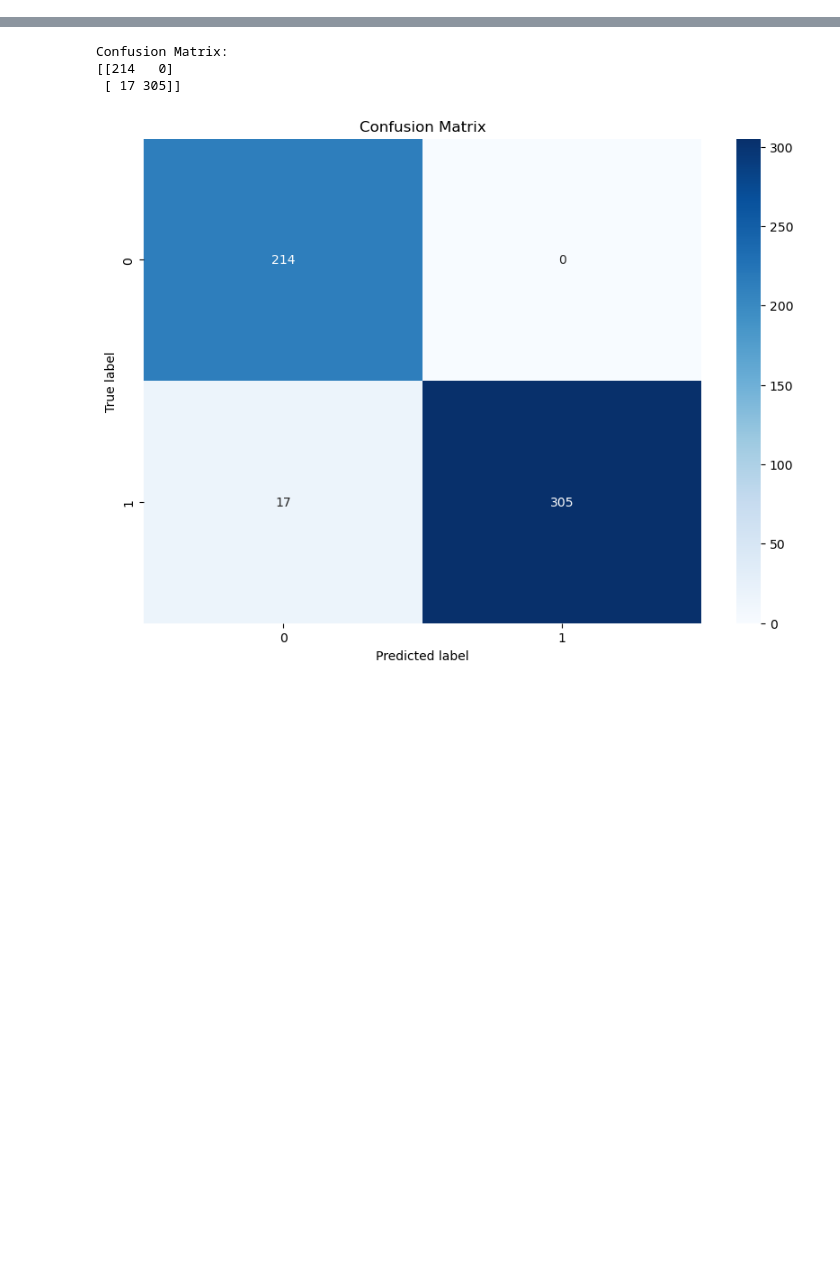
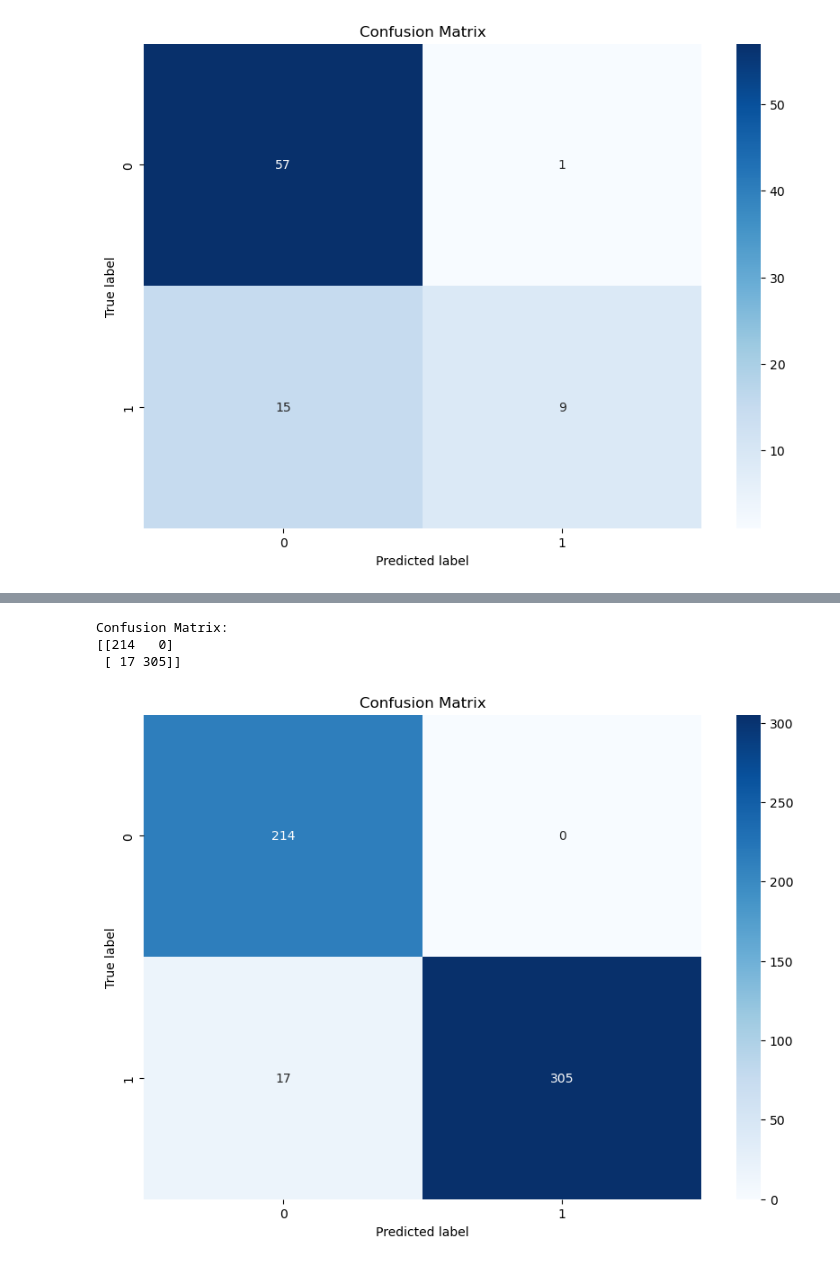
Before and after one commit to Pikurrot/MED-GIA, a Jupyter notebook: Classfication/test.ipynb, the cells around one changed output, grey strips where cells are left out. Cells and saved outputs as stored; diff of their text form; code cells hidden in the pictures; blank space fills up the shorter version.

Commit message:
final test on holdout sert

```diff
--- a/Classfication/test.ipynb
+++ b/Classfication/test.ipynb
@@ -75,0 +104,15 @@ Accuracy of the network on the test images: 96 %
+# %%
+import pathlib
+grouped
+
+
+# Create a pathlib object to store the results
+
+path_to_holdout =  r"C:/Users/Usuario/Documents/GitHub/MED-GIA/data/HelicoDataSet/HoldOut"
+# iterate over the directories in holdout  and include the name of the directory in a list
+holdout_directories = [x for x in pathlib.Path(path_to_holdout).iterdir() if x.is_dir()]
+
+# Extract the name of the directories without the full path
+holdout_directories = [x.name[:-2] for x in holdout_directories]
+
+holdout_directories
@@ -75,0 +195,69 @@ Accuracy of the network on the test images: 96 %
+# %%
+import matplotlib.pyplot as plt
+from sklearn.metrics import confusion_matrix
+import seaborn as sns
+from torch.utils.data import DataLoader
+from tqdm import tqdm
+
+
+for n in range(5):
+    model = HelicobacterClassifier()
+    model.load_state_dict(torch.load(r"C:\Users\Usuario\Documents\GitHub\MED-GIA\Classfication\models\HelicobacterClassifier_fold" + str(n) + ".pth"))
+    globals()[f'model_fold_{n}'] = model
+
+# Ensemble voting to predict new patches
+def ensemble_predict(models, img):
+    outputs = [torch.softmax(model(img), dim=1) for model in models] # Get probabilities [0.1,0.9]
+    outputs = torch.stack(outputs) # Stack probabilities [[0.1,0.9],[0.2,0.8]]
+    outputs = torch.mean(outputs, dim=0) # Average probabilities [0.15,0.85]
+    _, predicted = torch.max(outputs.data, 1) # Get the index of the max probability
+    return predicted
+
+# Load models into a list
+models = [globals()[f'model_fold_{n}'] for n in range(5)]
+
+# Move models to the same device as the input tensor
+models = [model.to(device) for model in models]
+
+#--------------------------------------------------------------
+
+# Create a DataLoader for the holdout dataset
+holdout_loader = DataLoader(holdout_dataset, batch_size=1, shuffle=False, collate_fn=lambda x: x)
+
+# Predict diagnosis for each patient using ensemble
+predictions = []
+ground_truth = []
+
+for data in tqdm(holdout_loader, desc="Processing patients"):
+    data = data[0]  # Remove batch dimension
+    images, patient_id, patient_diagnosis = data
+    images = torch.stack([torchvision.transforms.ToTensor()(image) for image in images])
+    images = images.to(device)
+
+    # Predict for each image
+    positive_patch_found = False
+    for img in images:
+        img = img.unsqueeze(0)  # Add batch dimension
+        predicted = ensemble_predict(models, img)
+        if predicted.item() == 1:  # If any patch is positive
+            positive_patch_found = True
+            break
+
+    # If a positive patch is found, the diagnosis is positive (1), otherwise negative (-1)
+    final_prediction = 1 if positive_patch_found else -1
+    predictions.append(final_prediction)
+    ground_truth.append(patient_diagnosis[0].item())
+
+# Compute confusion matrix
+conf_matrix = confusion_matrix(ground_truth, predictions)
+print("Confusion Matrix:")
+print(conf_matrix)
+
+# Plot confusion matrix
+plt.figure(figsize=(10, 7))
+sns.heatmap(conf_matrix, annot=True, fmt='d', cmap='Blues')
+plt.title('Confusion Matrix')
+plt.xlabel('Predicted label')
+plt.ylabel('True label')
+plt.show()
+# %% [output]
@@ -75,0 +267 @@ Accuracy of the network on the test images: 96 %
+[figure, added]
```
Also changed, not shown: parts of 11 cells of this notebook, 1 other file.
